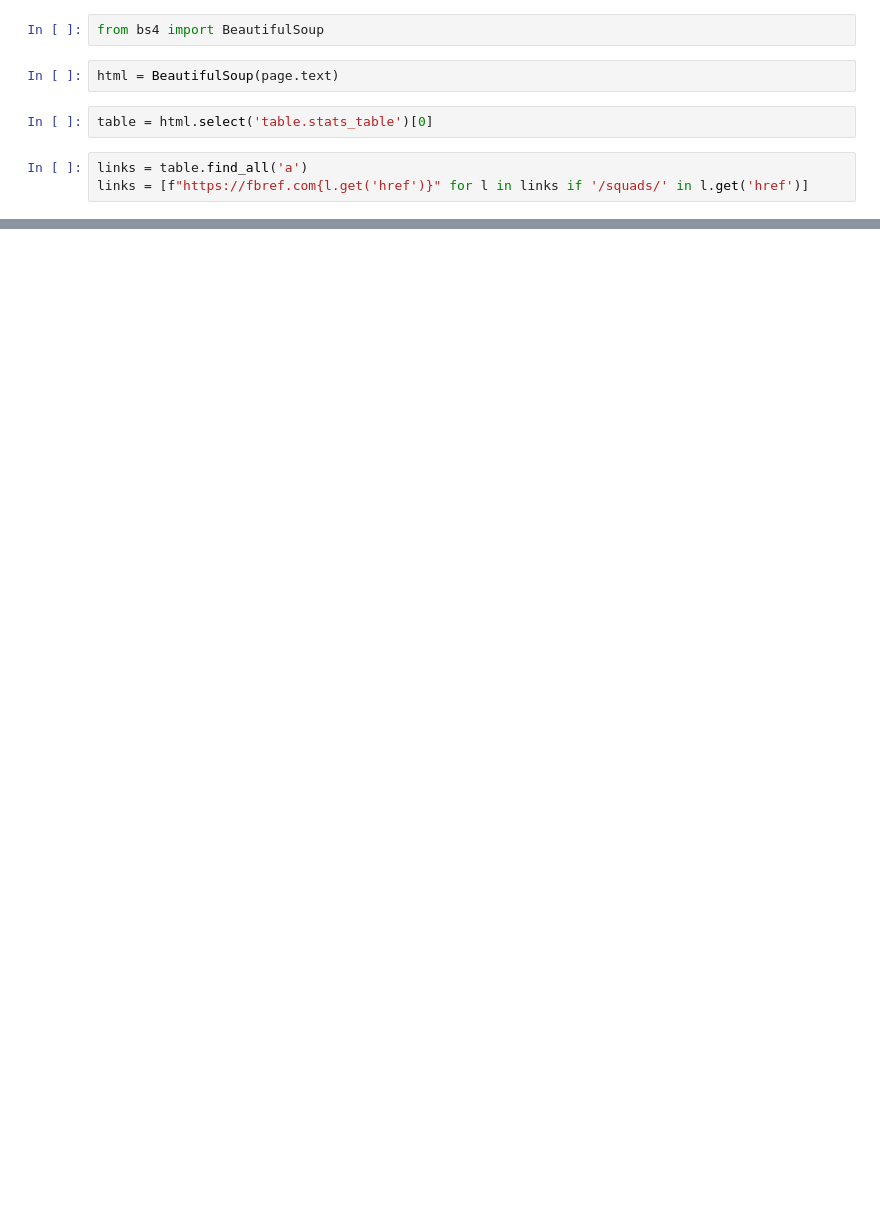
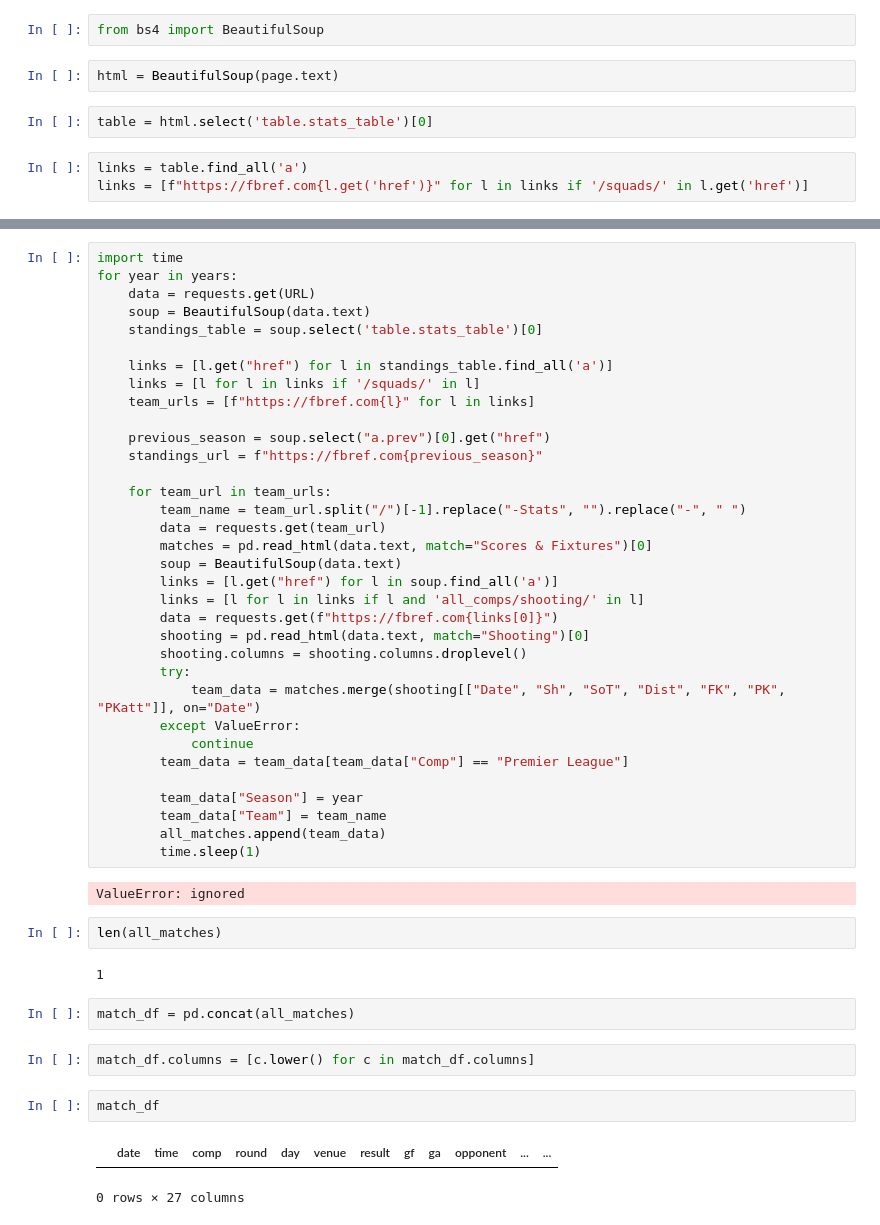
Before and after one commit to fbelinchon/ml, a Jupyter notebook: Football_scraping.ipynb, the cells around one changed output, grey strips where cells are left out. Saved outputs shown, nothing was run; the diff lists cells and outputs as text; blank space fills up the shorter version.

```diff
--- a/Football_scraping.ipynb
+++ b/Football_scraping.ipynb
@@ -39,0 +116,49 @@ links
+# %%
+import time
+for year in years:
+    data = requests.get(URL)
+    soup = BeautifulSoup(data.text)
+    standings_table = soup.select('table.stats_table')[0]
+
+    links = [l.get("href") for l in standings_table.find_all('a')]
+    links = [l for l in links if '/squads/' in l]
+    team_urls = [f"https://fbref.com{l}" for l in links]
+
+    previous_season = soup.select("a.prev")[0].get("href")
+    standings_url = f"https://fbref.com{previous_season}"
+
+    for team_url in team_urls:
+        team_name = team_url.split("/")[-1].replace("-Stats", "").replace("-", " ")
+        data = requests.get(team_url)
+        matches = pd.read_html(data.text, match="Scores & Fixtures")[0]
+        soup = BeautifulSoup(data.text)
+        links = [l.get("href") for l in soup.find_all('a')]
+        links = [l for l in links if l and 'all_comps/shooting/' in l]
+        data = requests.get(f"https://fbref.com{links[0]}")
+        shooting = pd.read_html(data.text, match="Shooting")[0]
+        shooting.columns = shooting.columns.droplevel()
+        try:
+            team_data = matches.merge(shooting[["Date", "Sh", "SoT", "Dist", "FK", "PK", "PKatt"]], on="Date")
+        except ValueError:
+            continue
+        team_data = team_data[team_data["Comp"] == "Premier League"]
+
+        team_data["Season"] = year
+        team_data["Team"] = team_name
+        all_matches.append(team_data)
+        time.sleep(1)
+# %% [output]
+ValueError: ignored
+# %%
+len(all_matches)
+# %% [output]
+1
+# %%
+match_df = pd.concat(all_matches)
+# %%
+match_df.columns = [c.lower() for c in match_df.columns]
+# %%
+match_df
+# %% [output]
+|  | date | time | comp | round | day | venue | result | gf | ga | opponent | ... | ... |
+0 rows × 27 columns
```
Also changed, not shown: parts of 15 cells of this notebook.
